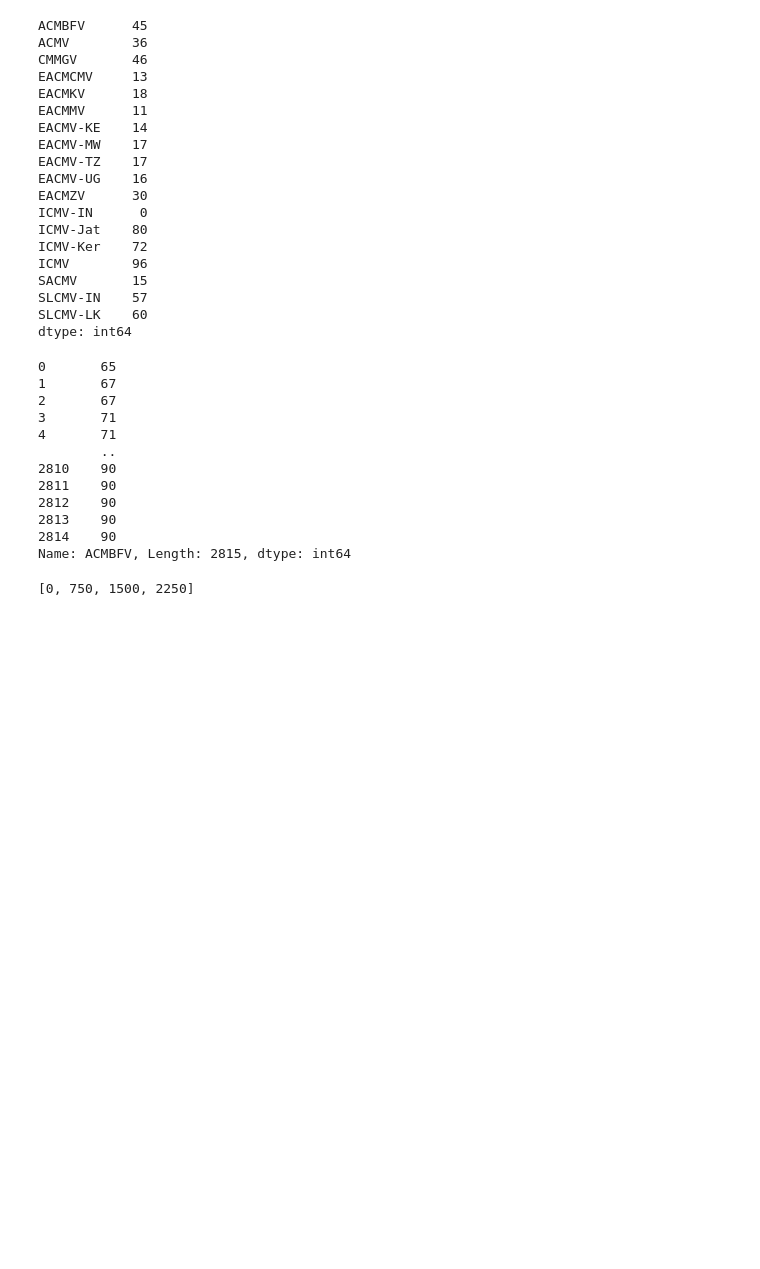
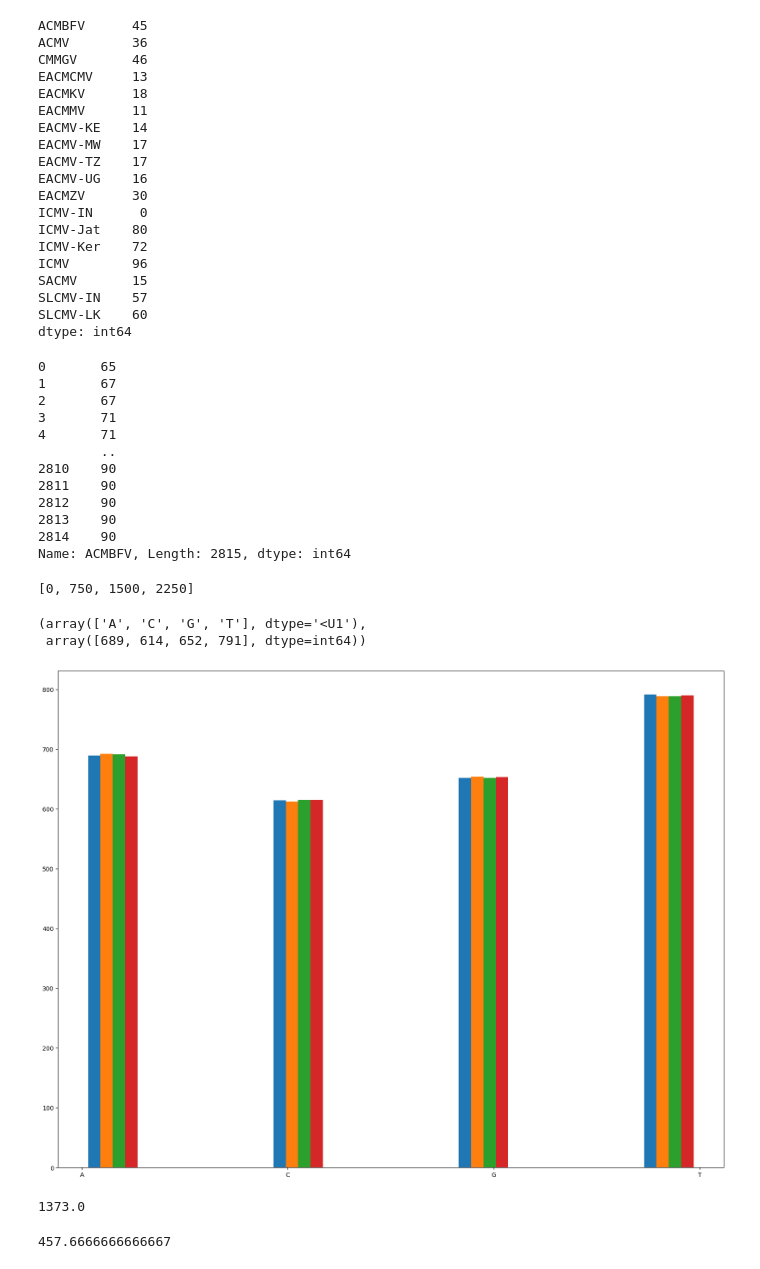
Before and after one commit to anoban/cmv, a Jupyter notebook: plots.ipynb, the cells around one changed output. Drawn from its saved outputs; the diff is of its cells as text; code cells hidden in the pictures; blank space fills up the shorter version.

Commit message:
modified:   CMVS.xlsx 	modified:   cmv.docx 	modified:   cmv.ipynb 	modified:   plots.ipynb

```diff
--- a/plots.ipynb
+++ b/plots.ipynb
@@ -29,3 +29,26 @@ def extend_array(array: NDArray, size: np.uint64, filler: np.float64 = 0) -> NDA
 
     filler = np.full(size - array.size, fill_value = filler, dtype = array.dtype)
     return np.append(array, filler)
+# %%
+def fasta_to_numpy(fasta_file_path: str, enc: str = "ascii") -> NDArray:
+
+    """
+    fasta_file_path: str => Path to the .fasta or .fa file containing the DNA sequence.
+    enc: str = "ascii"   => Encoding used in the .fasta file.
+
+    Reads in the FASTA file specified by `fasta_file_path` and truns it into a Numpy one
+    dimensional array of characters (nucleotides).
+    A FileNotFoundError will be raised if the file specified by `fasta_file_path` does not exist on the system.
+    """
+
+    if not os.path.exists(fasta_file_path):
+        raise FileNotFoundError(f"{fasta_file_path} is not found in the system!")
+
+    with open(fasta_file_path, "r", encoding = enc) as fp:
+        contents = str(fp.read())
+
+    # get rid of the first line >ACCESSION SOME KUMBAYA.
+    # and cleanup newline characters if present.
+    content = "".join(contents.splitlines()[1:]).replace('\n', '')
+
+    return np.array(list(content))
@@ -181,0 +227,21 @@ for (d, ax) in zip(delim, axis):
+# %%
+np.unique(fasta_to_numpy("./data/seqs/Kin2021.fasta"), return_counts = True)
+# %% [output]
+(array(['A', 'C', 'G', 'T'], dtype='<U1'),
+ array([689, 614, 652, 791], dtype=int64))
+# %%
+fig, axes = plt.subplots()
+fig.set_size_inches(20, 15)
+axes.hist([fasta_to_numpy("./data/seqs/Kin2021.fasta"), fasta_to_numpy("./data/seqs/Mut2021.fasta"), fasta_to_numpy("./data/seqs/Pd2021.fasta"),
+          fasta_to_numpy("./data/seqs/Kuc2021.fasta")])
+plt.show()
+# %% [output]
+[figure, added]
+# %%
+2746  / 2
+# %% [output]
+1373.0
+# %%
+np.isp 1373
+# %% [output]
+457.6666666666667
```
Also changed, not shown: parts of 2 cells of this notebook, 3 other files.
